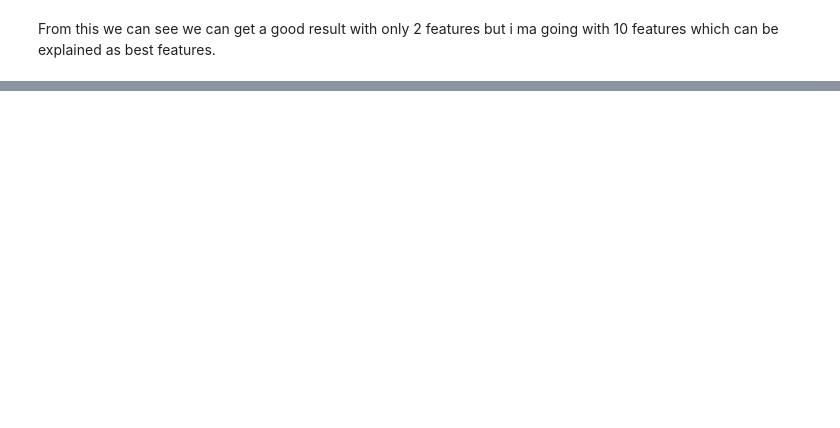
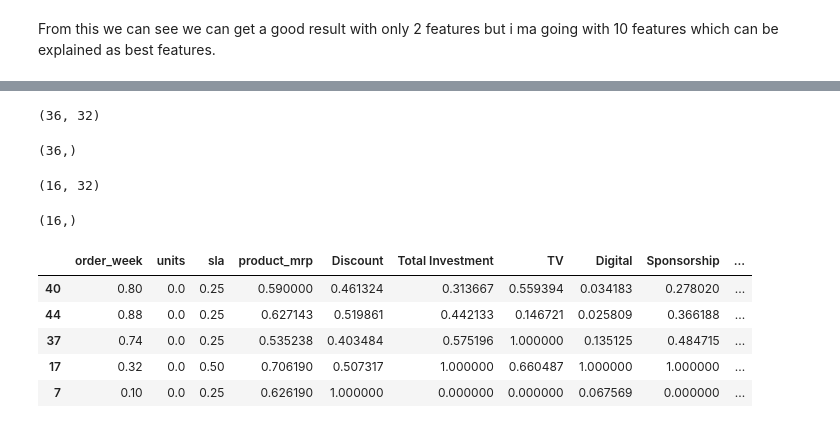
Before and after one commit to Anirudhakumar/DS-, a Jupyter notebook: MarketMixModeling.ipynb, the cells around one changed output, grey strips where cells are left out. Drawn from its saved outputs; the diff is of its cells as text; code cells hidden in the pictures; blank space fills up the shorter version.

```diff
--- a/MarketMixModeling.ipynb
+++ b/MarketMixModeling.ipynb
@@ -724,3 +724,9 @@ Snow on Grnd (cm)           0
 holidays                    0
 payday                      0
 dtype: int64
+# %%
+#filling null value by columns mean
+hamdcl["Min Temp (°C)"].fillna(hamdcl["Min Temp (°C)"].mean(),inplace=True)
+hamdcl["Mean Temp (°C)"].fillna(hamdcl["Mean Temp (°C)"].mean(),inplace=True)
+hamdcl["Heat Deg Days (°C)"].fillna(hamdcl["Heat Deg Days (°C)"].mean(),inplace=True)
+hamdcl["Cool Deg Days (°C)"].fillna(hamdcl["Cool Deg Days (°C)"].mean(),inplace=True)
@@ -997,0 +1102,25 @@ print("R2 Test",r2)
+# %%
+X_train, X_test, y_train, y_test = train_test_split(X, y, train_size=0.7, test_size=0.3, random_state=100)
+# print shapes of train and test sets
+X_train.shape
+y_train.shape
+X_test.shape
+y_test.shape
+
+
+X_train[X_train.columns] = scaler.fit_transform(X_train[X_train.columns])
+X_train.head()
+
+#performing scaling on test data
+X_test = scaler.transform(X_test)
+# %% [output]
+(36, 32)
+(36,)
+(16, 32)
+(16,)
+|  | order_week | units | sla | product_mrp | Discount | Total Investment | TV | Digital | Sponsorship | ... |
+| 40 | 0.80 | 0.0 | 0.25 | 0.590000 | 0.461324 | 0.313667 | 0.559394 | 0.034183 | 0.278020 | ... |
+| 44 | 0.88 | 0.0 | 0.25 | 0.627143 | 0.519861 | 0.442133 | 0.146721 | 0.025809 | 0.366188 | ... |
+| 37 | 0.74 | 0.0 | 0.25 | 0.535238 | 0.403484 | 0.575196 | 1.000000 | 0.135125 | 0.484715 | ... |
+| 17 | 0.32 | 0.0 | 0.50 | 0.706190 | 0.507317 | 1.000000 | 0.660487 | 1.000000 | 1.000000 | ... |
+| 7 | 0.10 | 0.0 | 0.25 | 0.626190 | 1.000000 | 0.000000 | 0.000000 | 0.067569 | 0.000000 | ... |
```
Also changed, not shown: parts of 16 cells of this notebook.
